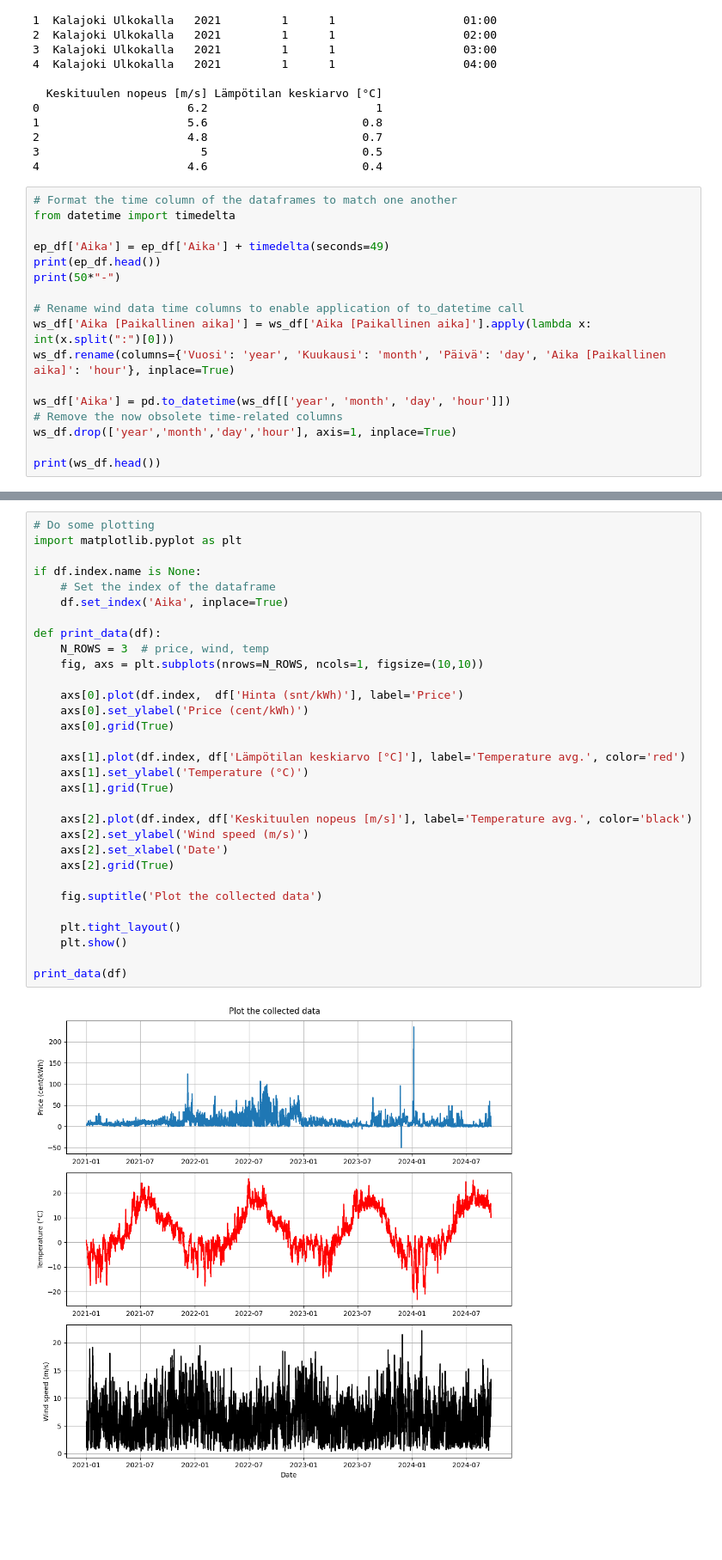
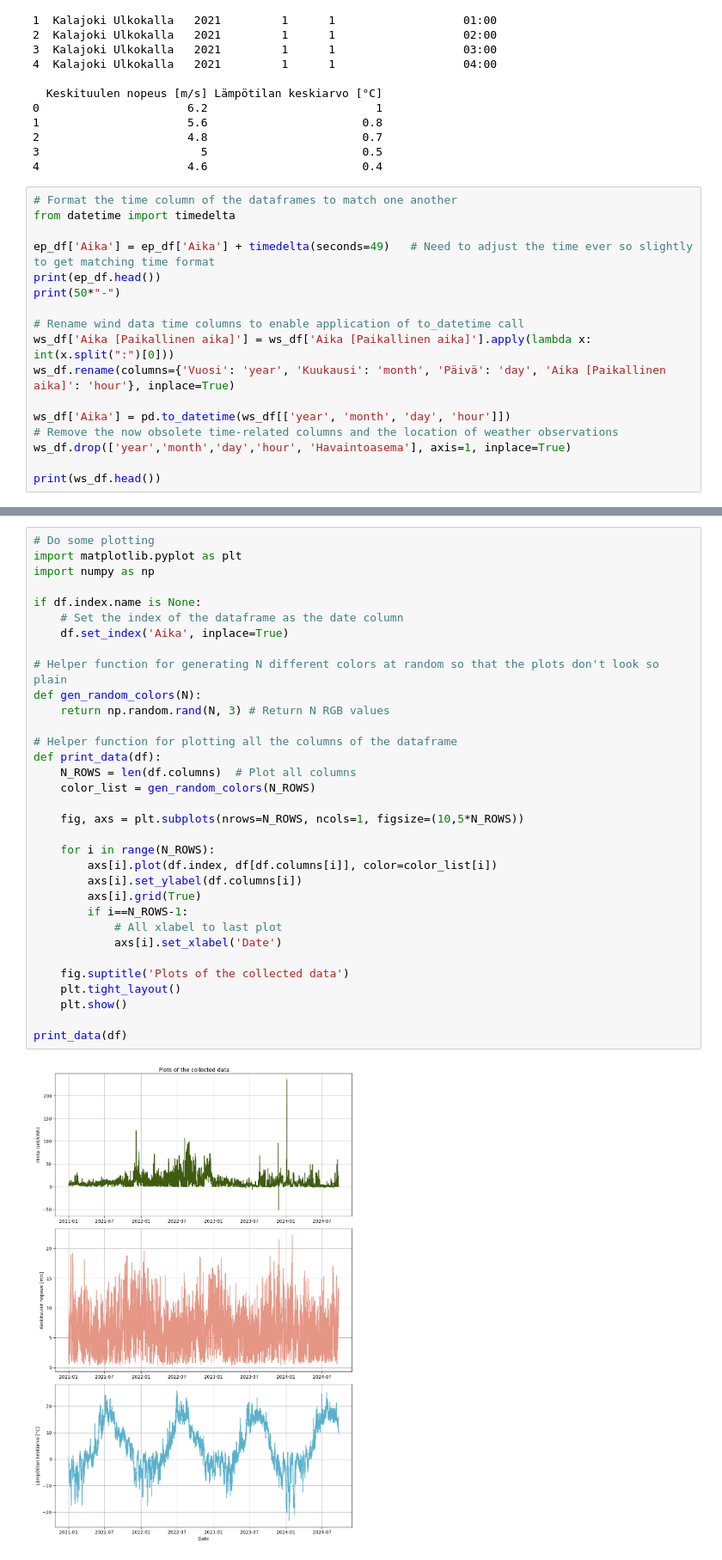
Before and after one commit to pirstov/Intro_to_DS_project, a Jupyter notebook: notebook.ipynb, the cells around one changed output, grey strips where cells are left out. Shown at 86% size. Cells and saved outputs as stored; diff of their text form; blank space fills up the shorter version.

Commit message:
Modify the plots so that number of columns can be changed without breaking anything.

```diff
--- a/notebook.ipynb
+++ b/notebook.ipynb
@@ -41,7 +41,7 @@ print(ws_df.head())
 # Format the time column of the dataframes to match one another
 from datetime import timedelta
 
-ep_df['Aika'] = ep_df['Aika'] + timedelta(seconds=49)
+ep_df['Aika'] = ep_df['Aika'] + timedelta(seconds=49)   # Need to adjust the time ever so slightly to get matching time format
 print(ep_df.head())
 print(50*"-")
 
@@ -50,8 +50,8 @@ ws_df['Aika [Paikallinen aika]'] = ws_df['Aika [Paikallinen aika]'].apply(lambda
 ws_df.rename(columns={'Vuosi': 'year', 'Kuukausi': 'month', 'Päivä': 'day', 'Aika [Paikallinen aika]': 'hour'}, inplace=True)
 
 ws_df['Aika'] = pd.to_datetime(ws_df[['year', 'month', 'day', 'hour']])
-# Remove the now obsolete time-related columns
-ws_df.drop(['year','month','day','hour'], axis=1, inplace=True)
+# Remove the now obsolete time-related columns and the location of weather observations
+ws_df.drop(['year','month','day','hour', 'Havaintoasema'], axis=1, inplace=True)
 
 print(ws_df.head())
 # %% [output]
@@ -133,36 +133,38 @@ dtype: int64
 # %%
 # Do some plotting
 import matplotlib.pyplot as plt
+import numpy as np
 
 if df.index.name is None:
-    # Set the index of the dataframe
+    # Set the index of the dataframe as the date column
     df.set_index('Aika', inplace=True)
 
+# Helper function for generating N different colors at random so that the plots don't look so plain
+def gen_random_colors(N):
+    return np.random.rand(N, 3) # Return N RGB values
+
+# Helper function for plotting all the columns of the dataframe
 def print_data(df):
-    N_ROWS = 3  # price, wind, temp
-    fig, axs = plt.subplots(nrows=N_ROWS, ncols=1, figsize=(10,10))
+    N_ROWS = len(df.columns)  # Plot all columns
+    color_list = gen_random_colors(N_ROWS)
 
-    axs[0].plot(df.index,  df['Hinta (snt/kWh)'], label='Price')
-    axs[0].set_ylabel('Price (cent/kWh)')
-    axs[0].grid(True)
+    fig, axs = plt.subplots(nrows=N_ROWS, ncols=1, figsize=(10,5*N_ROWS))
 
-    axs[1].plot(df.index, df['Lämpötilan keskiarvo [°C]'], label='Temperature avg.', color='red')
-    axs[1].set_ylabel('Temperature (°C)')
-    axs[1].grid(True)
+    for i in range(N_ROWS):
+        axs[i].plot(df.index, df[df.columns[i]], color=color_list[i])
+        axs[i].set_ylabel(df.columns[i])
+        axs[i].grid(True)
+        if i==N_ROWS-1:
+            # All xlabel to last plot
+            axs[i].set_xlabel('Date')
 
-    axs[2].plot(df.index, df['Keskituulen nopeus [m/s]'], label='Temperature avg.', color='black')
-    axs[2].set_ylabel('Wind speed (m/s)')
-    axs[2].set_xlabel('Date')
-    axs[2].grid(True)
-
-    fig.suptitle('Plot the collected data')
-
+    fig.suptitle('Plots of the collected data')
     plt.tight_layout()
     plt.show()
 
 print_data(df)
 # %% [output]
-[figure, old version]
+[figure, new version]
 # %%
 # Some EDA
 import seaborn as sns
```
Also changed, not shown: parts of 8 cells of this notebook.
